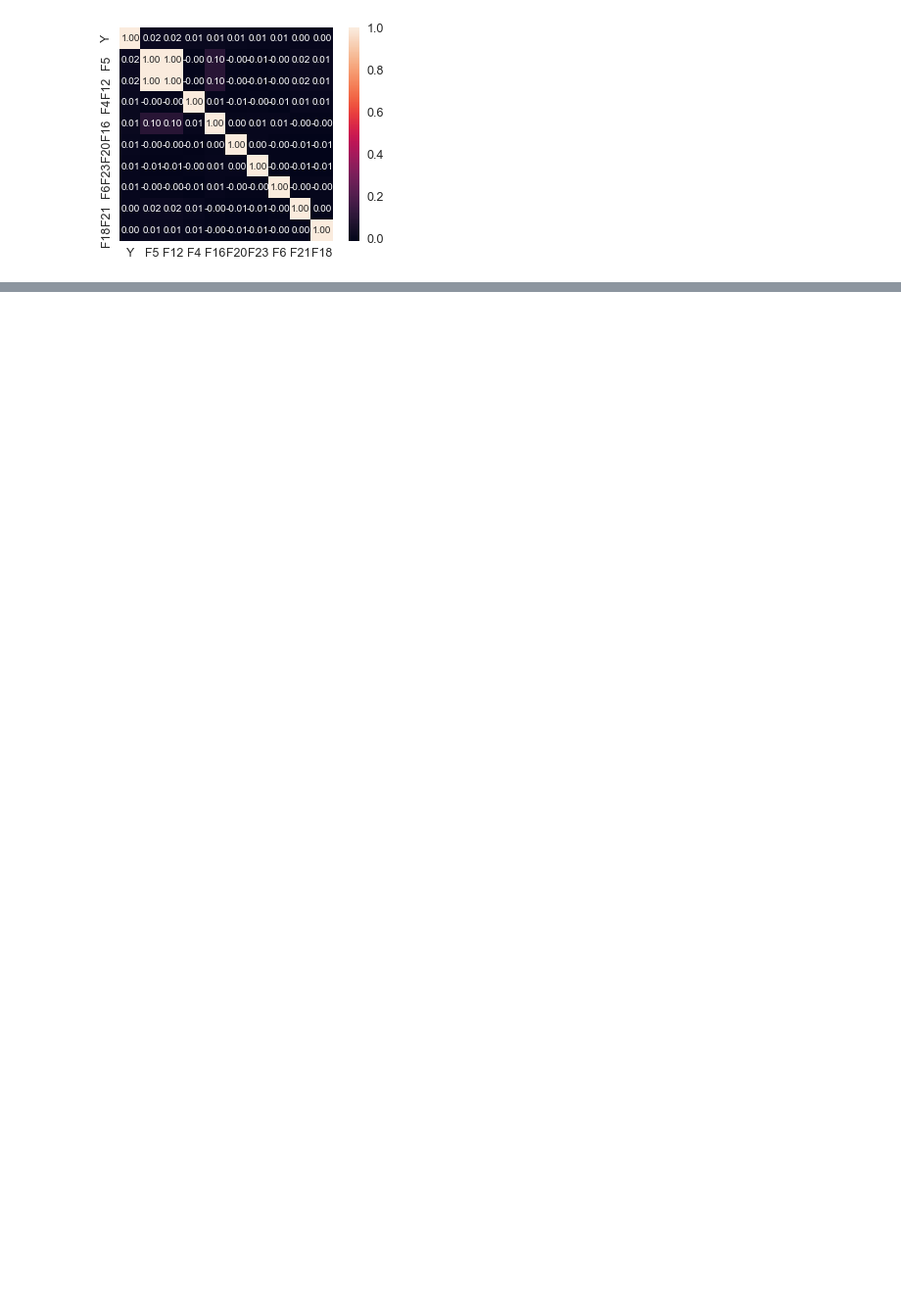
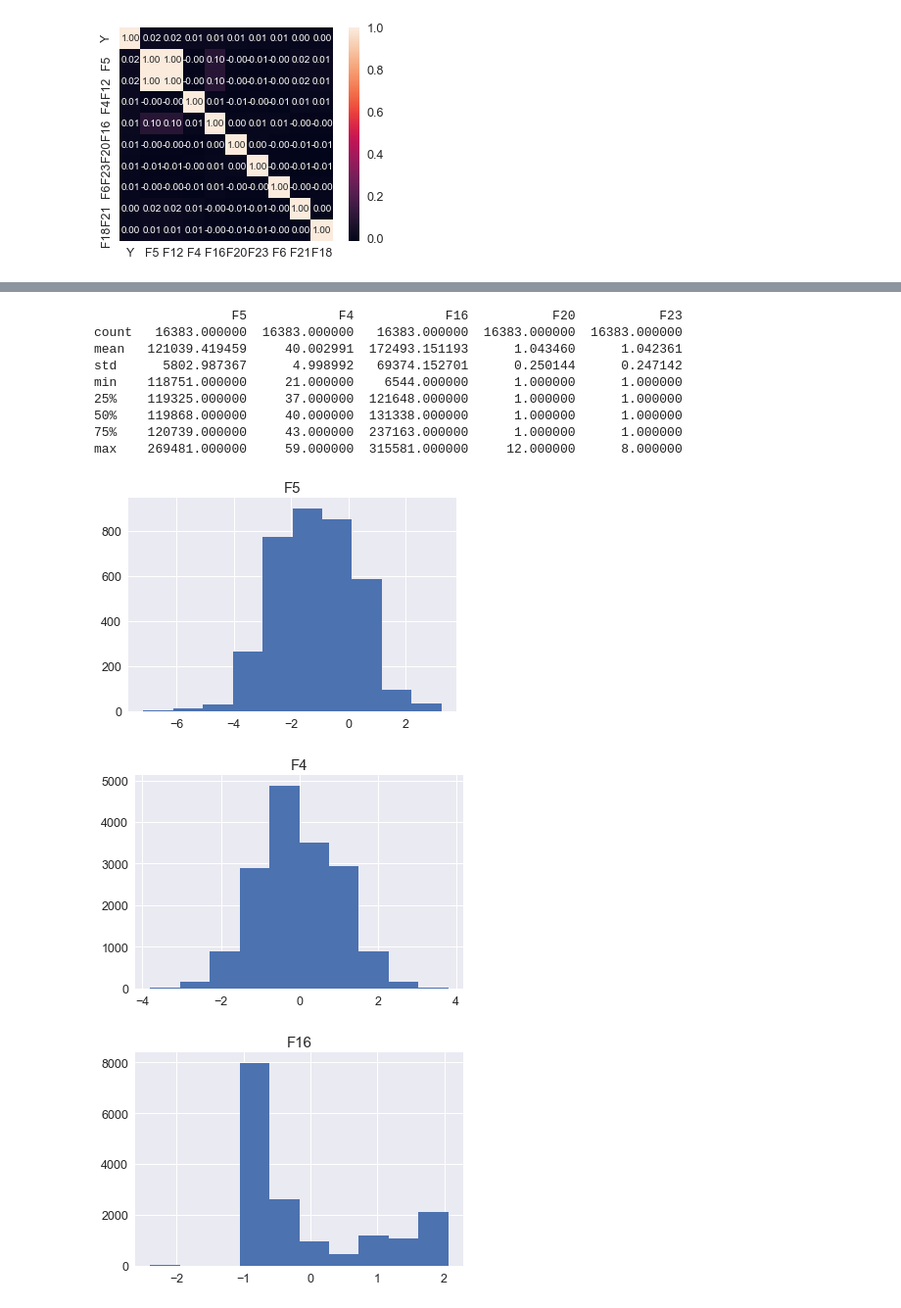
Before and after one commit to corbosiny/KaggleMidterm_EE379k, a Jupyter notebook: KaggleComp.ipynb, the cells around one changed output, grey strips where cells are left out. Shown at 98% size. Drawn from its saved outputs; the diff is of its cells as text; code cells hidden in the pictures; blank space fills up the shorter version.

Commit message:
finished transforms

```diff
--- a/KaggleComp.ipynb
+++ b/KaggleComp.ipynb
@@ -159,10 +154,11 @@ for column in trainCopy.columns[2:]: #starting after the ID and Y column
 # %%
-#Yikes, it looks like most of our data is heavily skewed one way or another. The only real gaussian I see is F4, maybe F7 but
-#that's probably just another skewed distribution. To help get some numbers in here lets print out the skewness(how tail heavt is it)
+#Yikes, it looks like most of our data is heavily skewed one way or another. The only real gaussian I see is F4.
+#At least it appears there aren't any serious outliers in the data!
+#To help get some numbers in here lets print out the skewness(how tail heavt is it)
 #and kurtosis(sharpness of the peak) of each distribution to see if our eyes are working. We want low numbers for both in an ideal
 #normal distribution
 
-for column in trainCopy.columns[2:]:
+for column in cols:
     skew = trainCopy[column].skew()
     kurt = trainCopy[column].kurt()
     print("Kurtosis: {0}    Skew: {1} for {2}".format(kurt, skew, column), end= "\n\n")
@@ -187,4 +175,14 @@ Kurtosis: 119.13954759112008    Skew: 8.620838676298103 for F23
 # %%
 #So we weren't far off the mark. Looks like our most minor offenders are F4, F7, and F16.
 #To help fix our data it's time to do some transforms. We are going to log transform the data then feature scale it.
-#First up the log transform
+#First up the feature scaling
+#*Note* We will only be using the features we think
+from sklearn.preprocessing import StandardScaler
+
+scaledTrainCopy = trainCopy.copy()
+
+for column in cols:
+    scaledTrainCopy[column] = StandardScaler().fit_transform(scaledTrainCopy[column][:,np.newaxis]);
+
+#Now let's look and see if the transformations put all of our features on the same scale:
+scaledTrainCopy[cols].describe()
@@ -190,0 +199,29 @@ Kurtosis: 119.13954759112008    Skew: 8.620838676298103 for F23
+# %%
+#Perfect! Everything is around 0 mean with similar standard deviations!
+#Next up is the log transforms, we'll do it to everyone but F4 as it's already pretty normal and F16 as it's
+#kurtosis and skew were pretty low
+
+logScaledTrainCopy = scaledTrainCopy.copy()
+print(trainCopy[cols].describe())
+
+for column in cols:
+    if column != "F4" and column != "F16":
+        logScaledTrainCopy[column] = np.log(logScaledTrainCopy[column])
+
+
+#now let's recheck our distributions:
+for column in cols: #starting after the ID and Y column
+    logScaledTrainCopy.hist(column= column)
+# %% [output]
+                  F5            F4            F16           F20           F23
+count   16383.000000  16383.000000   16383.000000  16383.000000  16383.000000
+mean   121039.419459     40.002991  172493.151193      1.043460      1.042361
+std      5802.987367      4.998992   69374.152701      0.250144      0.247142
+min    118751.000000     21.000000    6544.000000      1.000000      1.000000
+25%    119325.000000     37.000000  121648.000000      1.000000      1.000000
+50%    119868.000000     40.000000  131338.000000      1.000000      1.000000
+75%    120739.000000     43.000000  237163.000000      1.000000      1.000000
+max    269481.000000     59.000000  315581.000000     12.000000      8.000000
+[figure, added]
+[figure, added]
+[figure, added]
```
Also changed, not shown: parts of 10 cells of this notebook.
